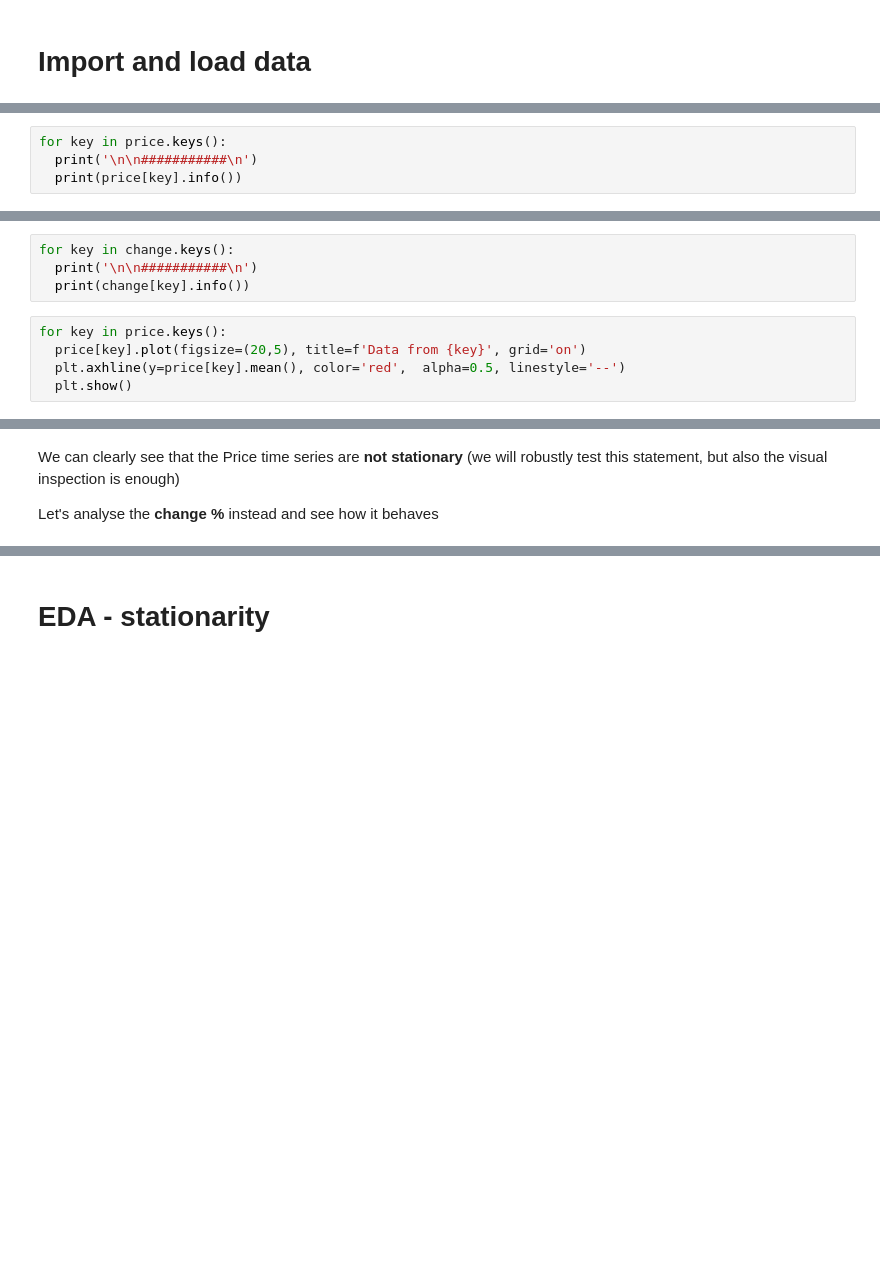
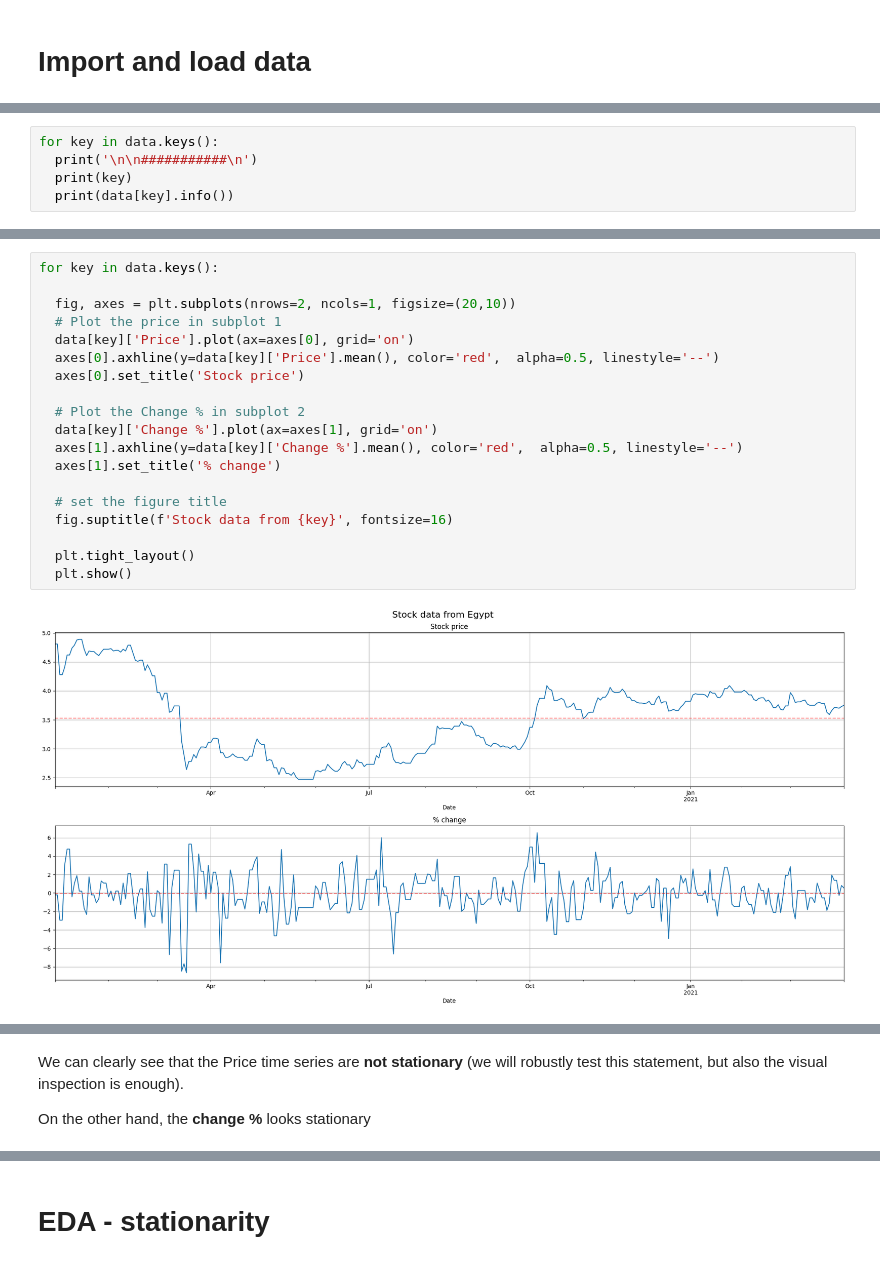
Before and after one commit to Ilvecho/Value-Investor, a Jupyter notebook: Project_5.ipynb, the cells around one changed output, grey strips where cells are left out. Drawn from its saved outputs; the diff is of its cells as text; blank space fills up the shorter version.

Commit message:
price and change in the same df + changed EDA + autoARIMA

```diff
--- a/Project_5.ipynb
+++ b/Project_5.ipynb
@@ -48,4 +59,5 @@ for filename in file_list:
 # %%
-for key in price.keys():
+for key in data.keys():
   print('\n\n###########\n')
-  print(price[key].info())
+  print(key)
+  print(data[key].info())
@@ -52,9 +81,0 @@ for key in price.keys():
-# %%
-for key in change.keys():
-  print('\n\n###########\n')
-  print(change[key].info())
-# %%
-for key in price.keys():
-  price[key].plot(figsize=(20,5), title=f'Data from {key}', grid='on')
-  plt.axhline(y=price[key].mean(), color='red',  alpha=0.5, linestyle='--')
-  plt.show()
@@ -69,0 +82,21 @@ for key in price.keys():
+# %%
+for key in data.keys():
+
+  fig, axes = plt.subplots(nrows=2, ncols=1, figsize=(20,10))
+  # Plot the price in subplot 1
+  data[key]['Price'].plot(ax=axes[0], grid='on')
+  axes[0].axhline(y=data[key]['Price'].mean(), color='red',  alpha=0.5, linestyle='--')
+  axes[0].set_title('Stock price')
+
+  # Plot the Change % in subplot 2
+  data[key]['Change %'].plot(ax=axes[1], grid='on')
+  axes[1].axhline(y=data[key]['Change %'].mean(), color='red',  alpha=0.5, linestyle='--')
+  axes[1].set_title('% change')
+
+  # set the figure title
+  fig.suptitle(f'Stock data from {key}', fontsize=16)
+
+  plt.tight_layout()
+  plt.show()
+# %% [output]
+[figure, added]
@@ -70,4 +110,4 @@ for key in price.keys():
 # %% [markdown]
-We can clearly see that the Price time series are **not stationary** (we will robustly test this statement, but also the visual inspection is enough)
+We can clearly see that the Price time series are **not stationary** (we will robustly test this statement, but also the visual inspection is enough).
 
-Let's analyse the **change %** instead and see how it behaves
+On the other hand, the **change %** looks stationary
```
Also changed, not shown: parts of 33 cells of this notebook.
